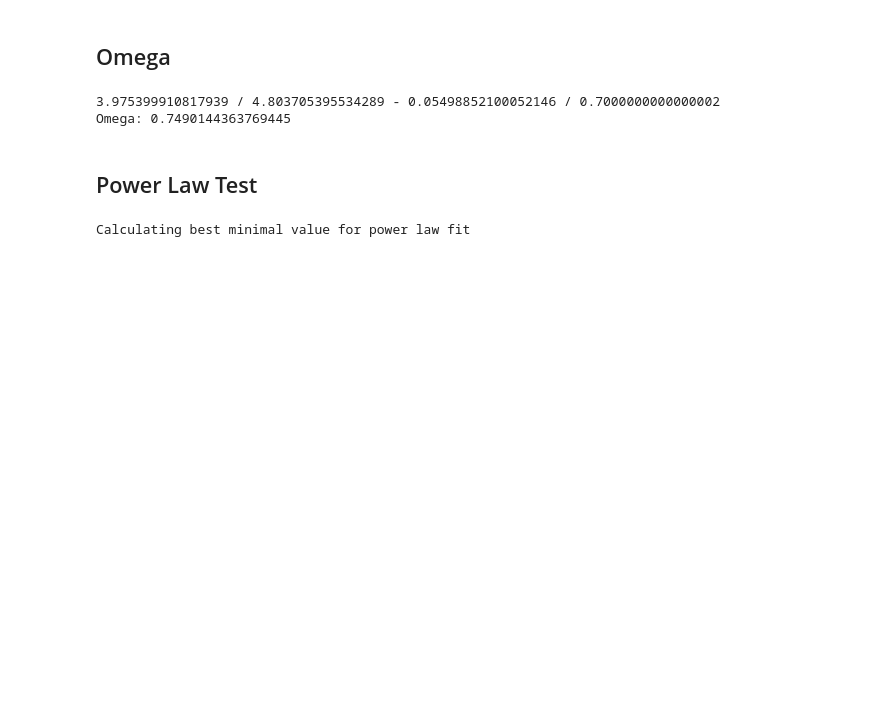
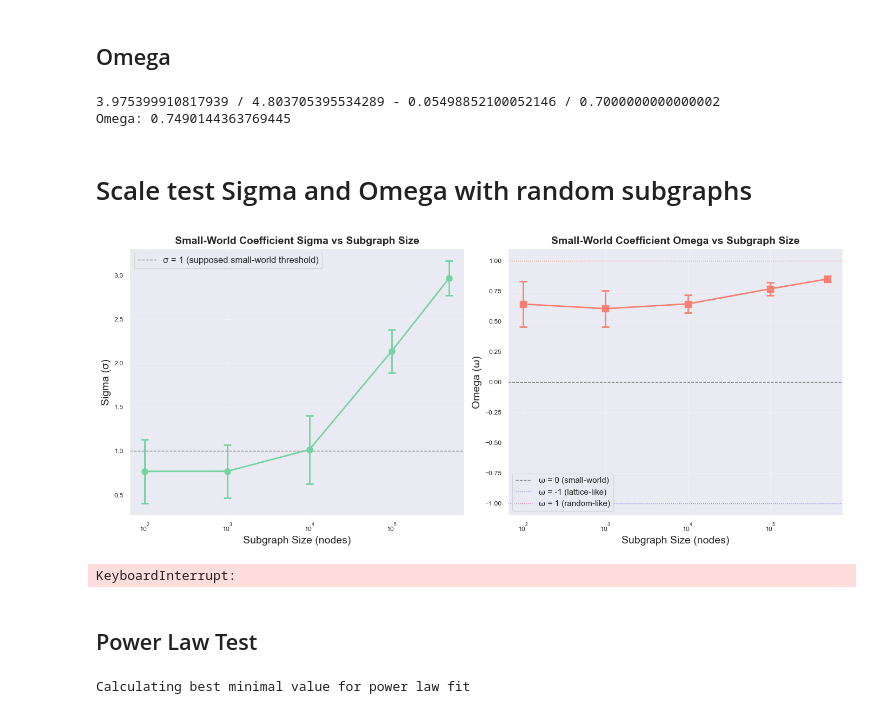
Before and after one commit to lorenzprattes/spotify-friends, a Jupyter notebook: explore_network.ipynb, the cells around one changed output. Drawn from its saved outputs; the diff is of its cells as text; code cells hidden in the pictures; blank space fills up the shorter version.

Commit message:
Add small world measure scale test

```diff
--- a/explore_network.ipynb
+++ b/explore_network.ipynb
@@ -153,6 +153,75 @@ print(f"Omega: {omega}")
 # %% [output]
 3.975399910817939 / 4.803705395534289 - 0.05498852100052146 / 0.7000000000000002
 Omega: 0.7490144363769445
+# %% [markdown]
+# Scale test Sigma and Omega with random subgraphs
+# %%
+SUMBSAMPLING_SAMPLES = 15
+bootstrap_results = []
+
+subgraph_sizes = [100, 1000, 10000, 100000, 500000]
+for size in subgraph_sizes:
+    for bootstrap_idx in range(SUMBSAMPLING_SAMPLES):
+        subgraph = sample_connected_subgraph_nk(G_nk, size, 42234*bootstrap_idx)
+        sigma, omega, lcc_size = calculate_sigma_omega(subgraph, sample_size=20, num_random_runs=5, curveball_rounds=10)
+        bootstrap_results.append({
+            'target_size': size,
+            'lcc_size': lcc_size,
+            'bootstrap_idx': bootstrap_idx,
+            'sigma': sigma,
+            'omega': omega
+        })
+        sigma_str = f"{sigma:.4f}"
+        omega_str = f"{omega:.4f}"
+bootstrap_df = pd.DataFrame(bootstrap_results)
+# %%
+fig, axes = plt.subplots(1, 2, figsize=(14, 6))
+
+valid_df = bootstrap_df.dropna(subset=['sigma', 'omega'])
+
+agg_df = valid_df.groupby('target_size').agg({
+    'sigma': ['mean', 'std'],
+    'omega': ['mean', 'std'],
+    'lcc_size': 'mean'
+}).reset_index()
+agg_df.columns = ['target_size', 'sigma_mean', 'sigma_std', 'omega_mean', 'omega_std', 'lcc_mean']
+
+ax1 = axes[0]
+ax1.errorbar(agg_df['target_size'], agg_df['sigma_mean'], yerr=agg_df['sigma_std'],
+             fmt='o-', color=CUSTOM_COLOR, capsize=5, capthick=2, linewidth=2, markersize=8)
+ax1.axhline(y=1, color='gray', linestyle='--', linewidth=1, label='σ = 1 (supposed small-world threshold)')
+ax1.set_xscale('log')
+ax1.set_xlabel('Subgraph Size (nodes)', fontsize=14)
+ax1.set_ylabel('Sigma (σ)', fontsize=14)
+ax1.set_title('Small-World Coefficient Sigma vs Subgraph Size', fontsize=14, fontweight='bold')
+ax1.legend(fontsize=12)
+ax1.grid(True, alpha=0.3)
+
+ax2 = axes[1]
+ax2.errorbar(agg_df['target_size'], agg_df['omega_mean'], yerr=agg_df['omega_std'],
+             fmt='s-', color='salmon', capsize=5, capthick=2, linewidth=2, markersize=8)
+ax2.axhline(y=0, color='gray', linestyle='--', linewidth=1, label='ω = 0 (small-world)')
+ax2.axhline(y=-1, color='blue', linestyle=':', linewidth=1, alpha=0.5, label='ω = -1 (lattice-like)')
+ax2.axhline(y=1, color='red', linestyle=':', linewidth=1, alpha=0.5, label='ω = 1 (random-like)')
+ax2.set_xscale('log')
+ax2.set_xlabel('Subgraph Size (nodes)', fontsize=14)
+ax2.set_ylabel('Omega (ω)', fontsize=14)
+ax2.set_title('Small-World Coefficient Omega vs Subgraph Size', fontsize=14, fontweight='bold')
+ax2.legend(fontsize=11, loc='best')
+ax2.grid(True, alpha=0.3)
+
+plt.tight_layout()
+plt.savefig("bootstrap_sigma_omega.pdf", format="pdf", transparent=False, bbox_inches='tight')
+plt.show()
+# %% [output]
+[figure, added]
+# %%
+subgraph_sizes = [100, 1000, 10000, 100000, 500000]
+for size in subgraph_sizes:
+    subgraph = sample_connected_subgraph_nk(G_nk, size, SEED)
+    print(f"Subgraph size: {size}")
+# %% [output]
+KeyboardInterrupt:
 # %% [markdown]
 ## Power Law Test
 # %%
```
Also changed, not shown: parts of 1 cell of this notebook.
